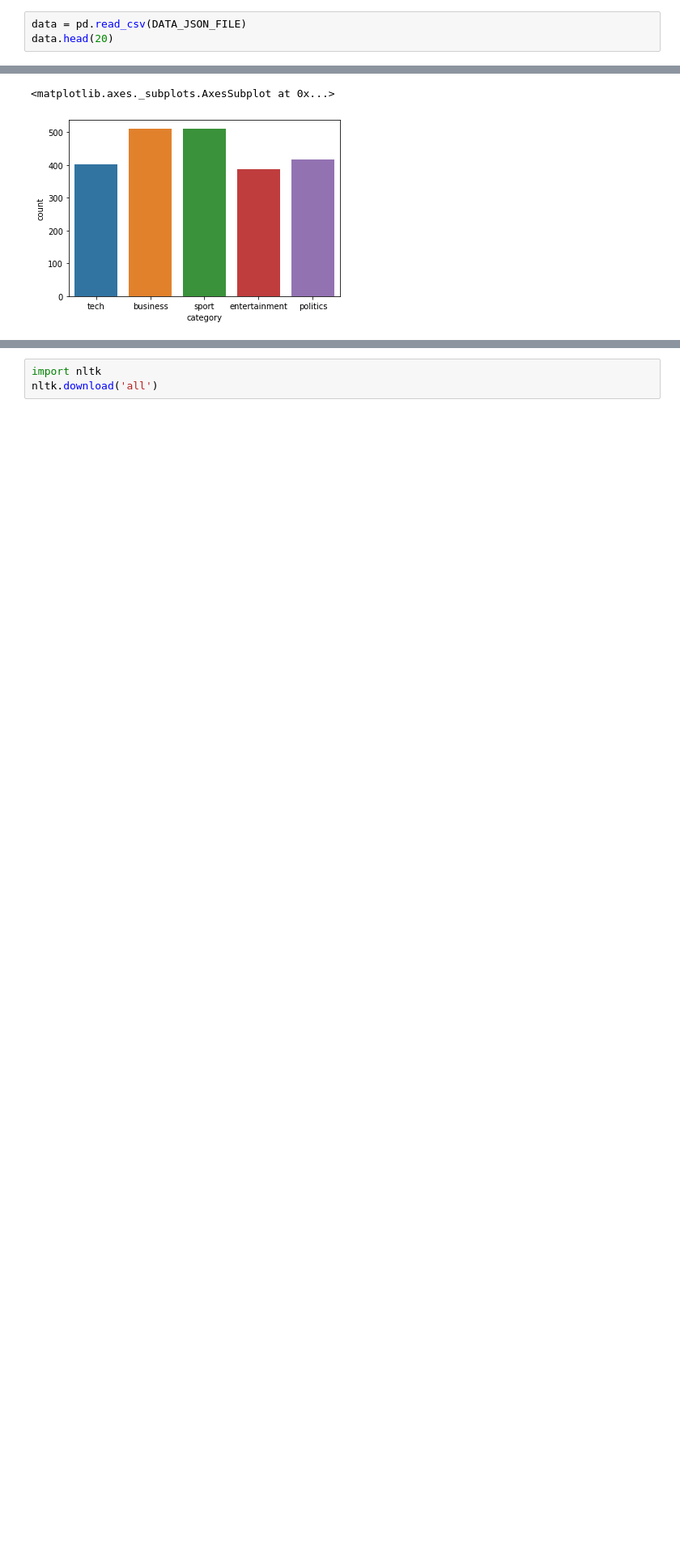
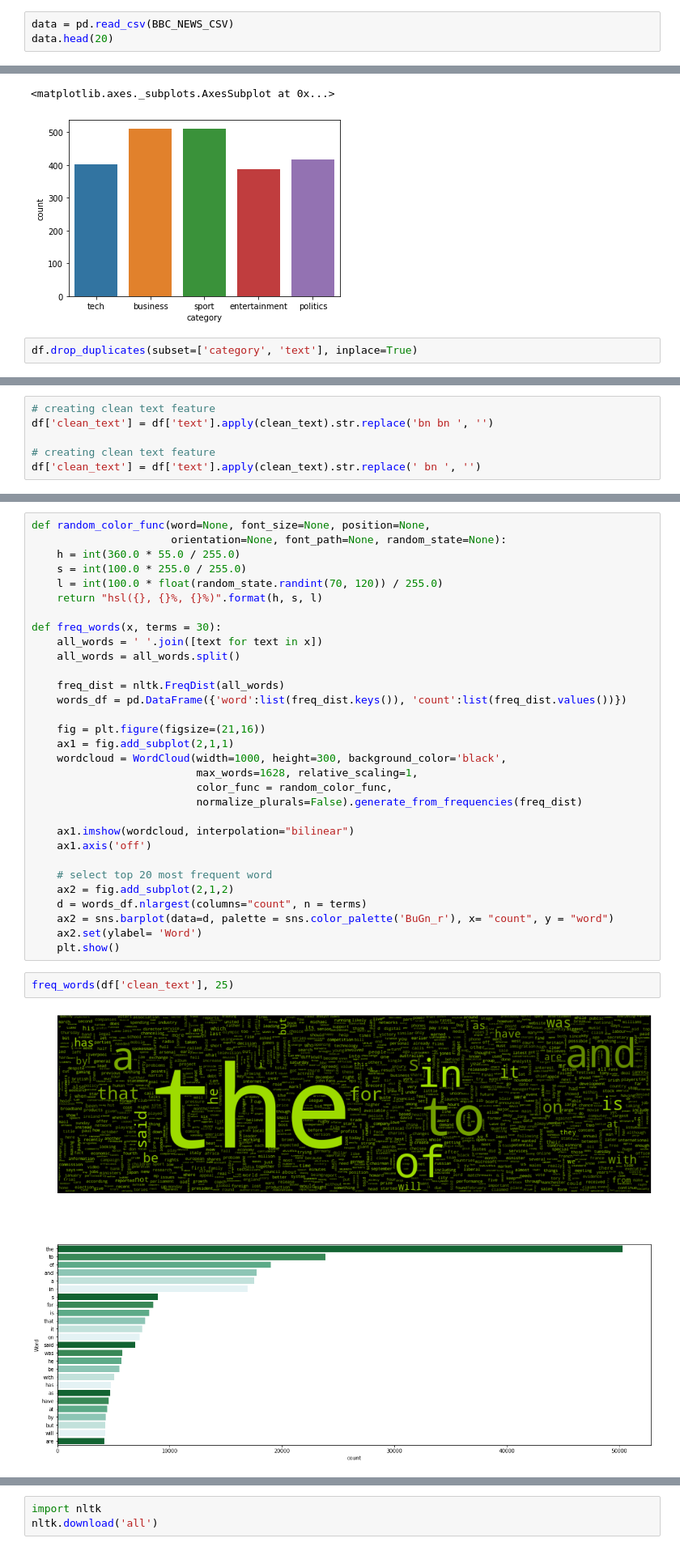
Before and after one commit to AishwaryaKalmangi/BBC-NBC, a Jupyter notebook: NBC_BBC_NEWS.ipynb, the cells around one changed output, grey strips where cells are left out. Shown at 81% size. Drawn from its saved outputs; the diff is of its cells as text; blank space fills up the shorter version.

Commit message:
Add files via upload
Final code changes on finding accuracy for text classification

```diff
--- a/NBC_BBC_NEWS.ipynb
+++ b/NBC_BBC_NEWS.ipynb
@@ -12,5 +18,5 @@ DATA_JSON_FILE = '/content/drive/MyDrive/bbc-text.csv'
 # %%
-data = pd.read_csv(DATA_JSON_FILE)
+data = pd.read_csv(BBC_NEWS_CSV)
 data.head(20)
 # %% [output]
 |  | category | text |
@@ -71,3 +89,5 @@ sns.countplot(x='category',data = data)
 # %% [output]
 <matplotlib.axes._subplots.AxesSubplot at 0x...>
 [figure]
+# %%
+df.drop_duplicates(subset=['category', 'text'], inplace=True)
@@ -73,0 +104,6 @@ sns.countplot(x='category',data = data)
+# %%
+# creating clean text feature
+df['clean_text'] = df['text'].apply(clean_text).str.replace('bn bn ', '')
+
+# creating clean text feature
+df['clean_text'] = df['text'].apply(clean_text).str.replace(' bn ', '')
@@ -74 +112,36 @@ sns.countplot(x='category',data = data)
+# %%
+def random_color_func(word=None, font_size=None, position=None,
+                      orientation=None, font_path=None, random_state=None):
+    h = int(360.0 * 55.0 / 255.0)
+    s = int(100.0 * 255.0 / 255.0)
+    l = int(100.0 * float(random_state.randint(70, 120)) / 255.0)
+    return "hsl({}, {}%, {}%)".format(h, s, l)
+
+def freq_words(x, terms = 30):
+    all_words = ' '.join([text for text in x])
+    all_words = all_words.split()
+
+    freq_dist = nltk.FreqDist(all_words)
+    words_df = pd.DataFrame({'word':list(freq_dist.keys()), 'count':list(freq_dist.values())})
+
+    fig = plt.figure(figsize=(21,16))
+    ax1 = fig.add_subplot(2,1,1)
+    wordcloud = WordCloud(width=1000, height=300, background_color='black',
+                          max_words=1628, relative_scaling=1,
+                          color_func = random_color_func,
+                          normalize_plurals=False).generate_from_frequencies(freq_dist)
+
+    ax1.imshow(wordcloud, interpolation="bilinear")
+    ax1.axis('off')
+
+    # select top 20 most frequent word
+    ax2 = fig.add_subplot(2,1,2)
+    d = words_df.nlargest(columns="count", n = terms)
+    ax2 = sns.barplot(data=d, palette = sns.color_palette('BuGn_r'), x= "count", y = "word")
+    ax2.set(ylabel= 'Word')
+    plt.show()
+# %%
+freq_words(df['clean_text'], 25)
+# %% [output]
+[figure, added]
 # %%
```
Also changed, not shown: parts of 64 cells of this notebook.
